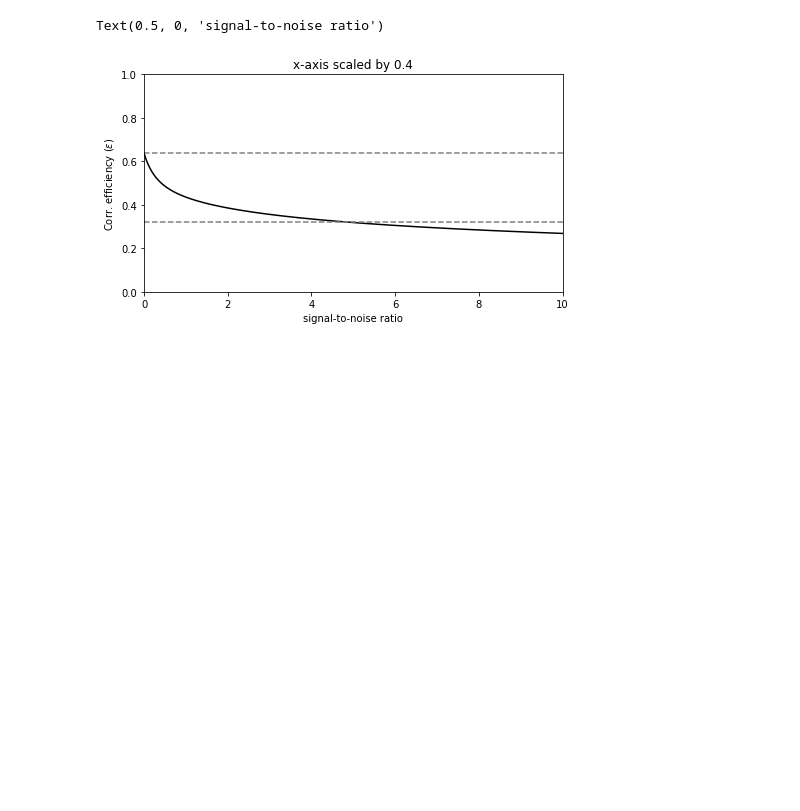
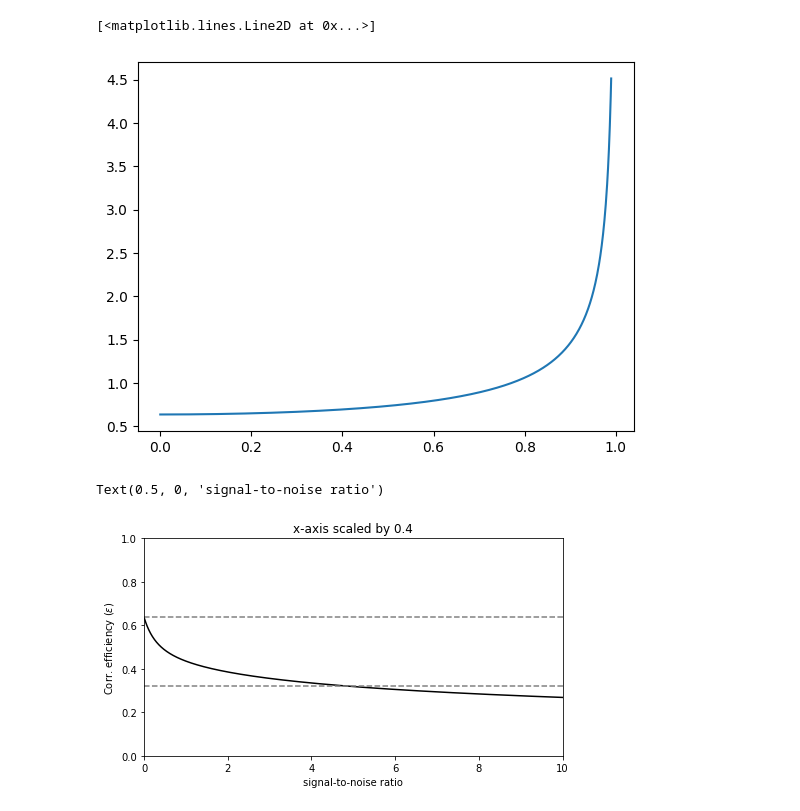
Before and after one commit to mohanagr/braindump, a Jupyter notebook: more quantization.ipynb, the cells around one changed output. Drawn from its saved outputs; the diff is of its cells as text; code cells hidden in the pictures; blank space fills up the shorter version.

```diff
--- a/more quantization.ipynb
+++ b/more quantization.ipynb
@@ -20,6 +20,12 @@ rho_V = rho_corr_coef * snr/(1+snr)
 rho_2 = 2/np.pi * np.arcsin(rho_V)
 # print(rho_2)
 tot_power = 1 + snr
+# %%
+rho_y = np.linspace(0,0.99,1001)
+plt.plot(rho_y, 2/(np.pi*np.sqrt(1-rho_y**2)))
+# %% [output]
+[<matplotlib.lines.Line2D at 0x...>]
+[figure, added]
 # %%
 err_r2 = tot_power*np.sqrt(1-rho_V**2)*((np.pi/2)**2 - np.arcsin(rho_V)**2)**0.5/1000
 # %%
```
Also changed, not shown: 20 other files.
